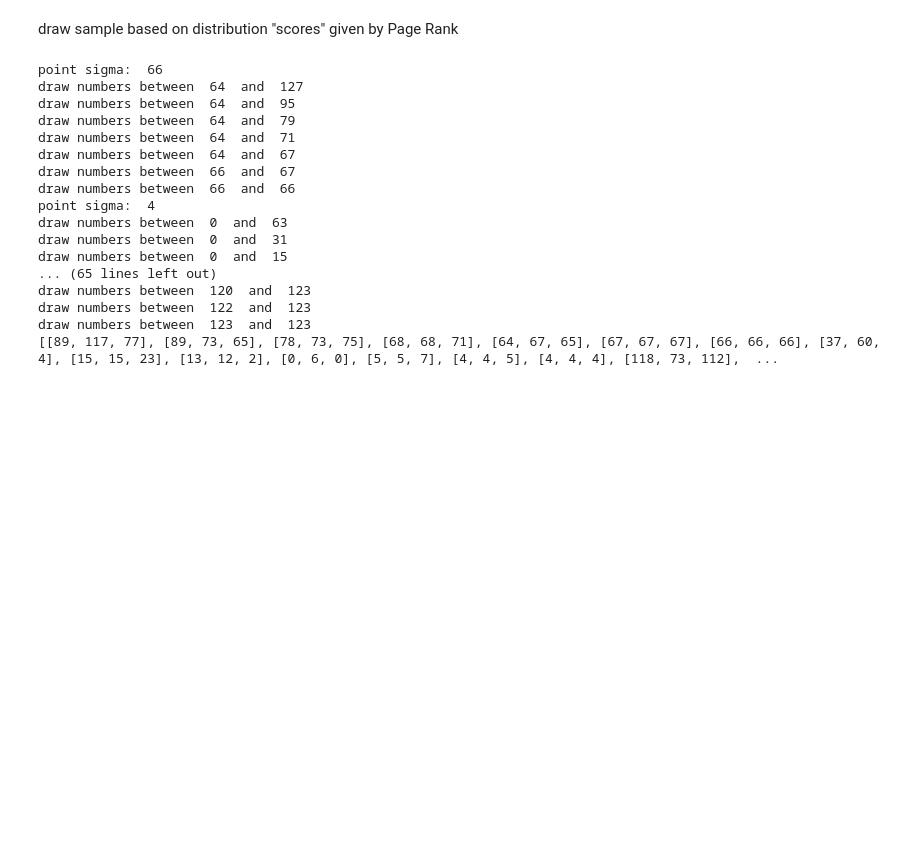
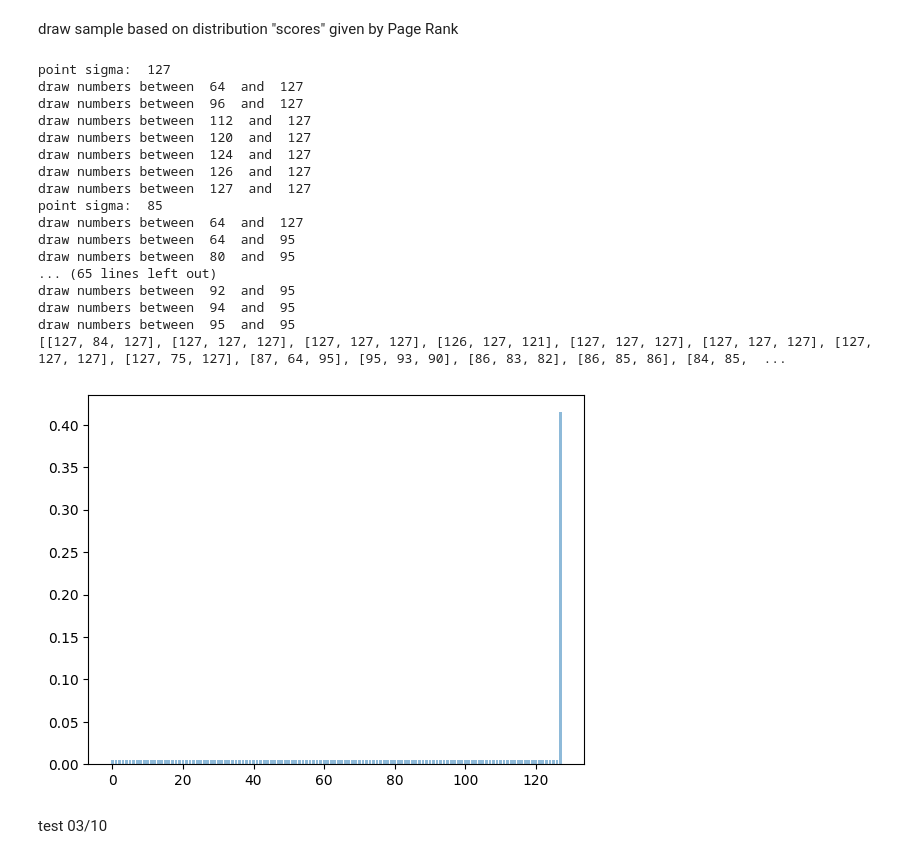
Before and after one commit to legoff1/Entropy_graph, a Jupyter notebook: controled_sample.ipynb, the cells around one changed output. Cells and saved outputs as stored; diff of their text form; code cells hidden in the pictures; blank space fills up the shorter version.

Commit message:
small test for commit

```diff
--- a/controled_sample.ipynb
+++ b/controled_sample.ipynb
@@ -133,6 +116,7 @@ draw sample based on distribution "scores" given by Page Rank
 scores = [0.01]*128
 scores[127] = 0.9
 scores = [value / sum(scores) for value in scores]
+plt.bar(range(len(scores)),scores, alpha = 0.5)
 
 
 
@@ -144,44 +128,47 @@ scores_no_zeros = [value + 0.0001 for value in scores] # avoid division by zero
 
 K = []
 T = random.choices(points, scores, k = nbr_T)
 for sigma in T:
 
     print("point sigma: ", sigma)
 
     sup = points[n-1]
     inf = 0
     middle = int(inf + (sup-inf+1)/2)
 
     while middle > inf:
         if sigma >= middle:
             inf = middle
         else:
             sup = middle - 1
         middle = int(inf + (sup-inf+1)/2)
 
         scores_1 = [0]*n
         scores_1[inf: sup+1] = scores_no_zeros[inf: sup+1]
         scores_1 = [value / sum(scores_1) for value in scores_1]
 
         K.append(random.choices(points, scores_1, k = nbr_K))
         print("draw numbers between ",inf, " and ", sup)
 
 print(K)
 # %% [output]
-point sigma:  66
+point sigma:  127
+draw numbers between  64  and  127
+draw numbers between  96  and  127
+draw numbers between  112  and  127
+draw numbers between  120  and  127
+draw numbers between  124  and  127
+draw numbers between  126  and  127
+draw numbers between  127  and  127
+point sigma:  85
 draw numbers between  64  and  127
 draw numbers between  64  and  95
-draw numbers between  64  and  79
-draw numbers between  64  and  71
-draw numbers between  64  and  67
-draw numbers between  66  and  67
-draw numbers between  66  and  66
-point sigma:  4
-draw numbers between  0  and  63
-draw numbers between  0  and  31
-draw numbers between  0  and  15
+draw numbers between  80  and  95
 ... (65 lines left out)
-draw numbers between  120  and  123
-draw numbers between  122  and  123
-draw numbers between  123  and  123
-[[89, 117, 77], [89, 73, 65], [78, 73, 75], [68, 68, 71], [64, 67, 65], [67, 67, 67], [66, 66, 66], [37, 60, 4], [15, 15, 23], [13, 12, 2], [0, 6, 0], [5, 5, 7], [4, 4, 5], [4, 4, 4], [118, 73, 112],  ...
+draw numbers between  92  and  95
+draw numbers between  94  and  95
+draw numbers between  95  and  95
+[[127, 84, 127], [127, 127, 127], [127, 127, 127], [126, 127, 121], [127, 127, 127], [127, 127, 127], [127, 127, 127], [127, 75, 127], [87, 64, 95], [95, 93, 90], [86, 83, 82], [86, 85, 86], [84, 85,  ...
+[figure, added]
+# %% [markdown]
+test 03/10
```
Also changed, not shown: parts of 2 cells of this notebook.
